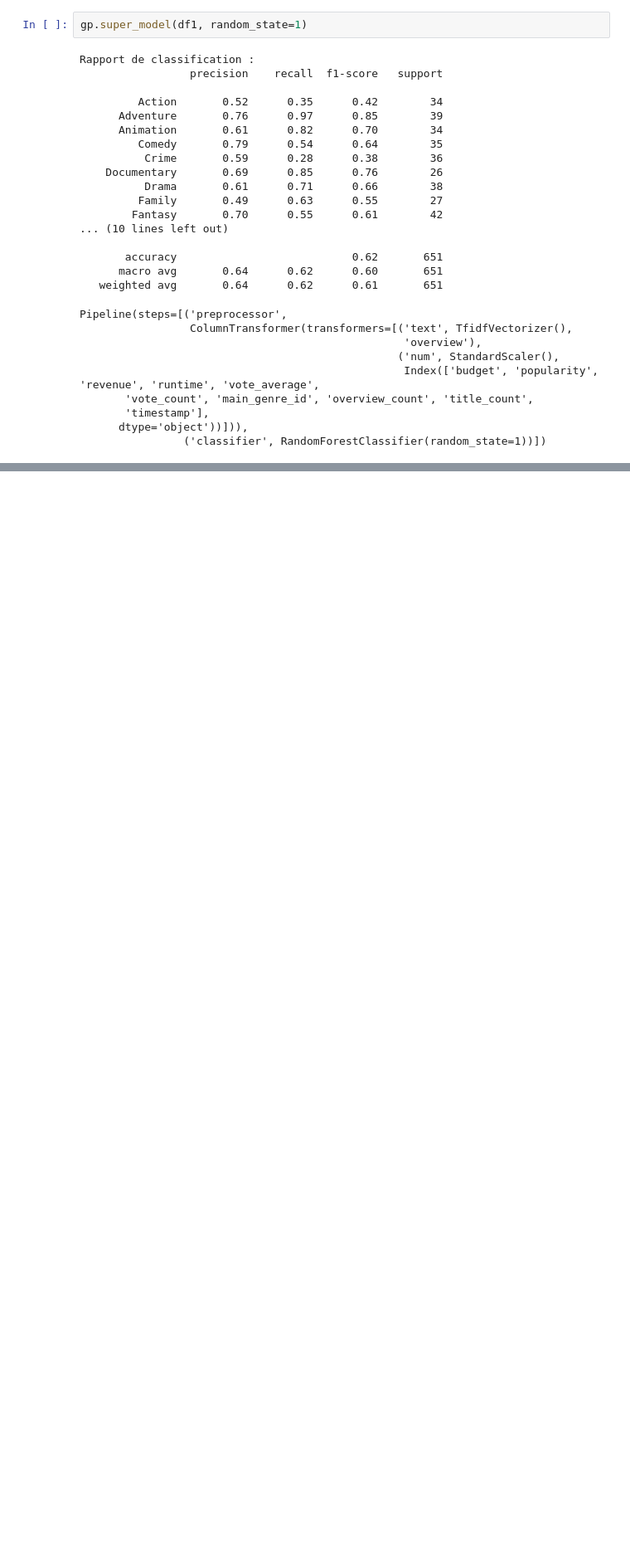
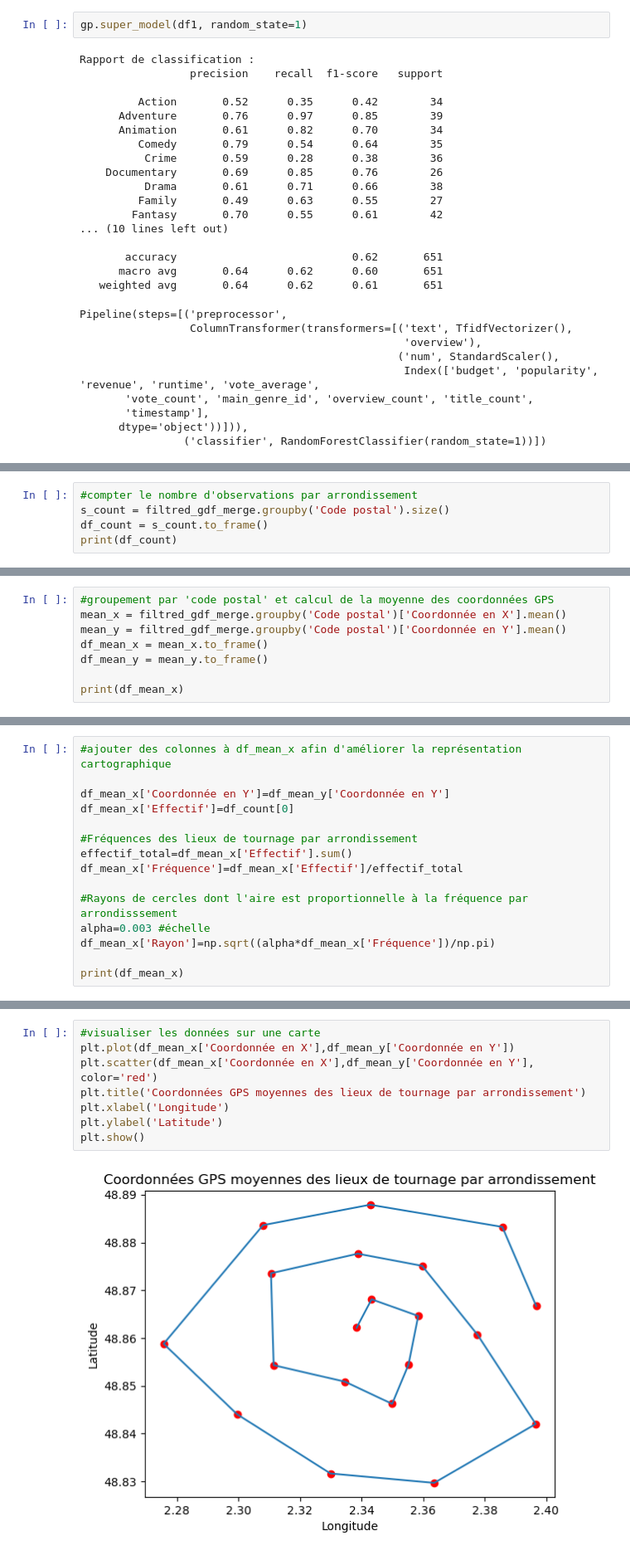
Before and after one commit to gillesfevry/MiseEnProd, a Jupyter notebook: Notebook Main.ipynb, the cells around one changed output, grey strips where cells are left out. Shown at 83% size. Saved outputs shown, nothing was run; the diff lists cells and outputs as text; blank space fills up the shorter version.

```diff
--- a/Notebook Main.ipynb
+++ b/Notebook Main.ipynb
@@ -624,0 +778,5 @@ Pipeline(steps=[('preprocessor',
+# %%
+#compter le nombre d'observations par arrondissement
+s_count = filtred_gdf_merge.groupby('Code postal').size()
+df_count = s_count.to_frame()
+print(df_count)
@@ -624,0 +801,8 @@ Pipeline(steps=[('preprocessor',
+# %%
+#groupement par 'code postal' et calcul de la moyenne des coordonnées GPS
+mean_x = filtred_gdf_merge.groupby('Code postal')['Coordonnée en X'].mean()
+mean_y = filtred_gdf_merge.groupby('Code postal')['Coordonnée en Y'].mean()
+df_mean_x = mean_x.to_frame()
+df_mean_y = mean_y.to_frame()
+
+print(df_mean_x)
@@ -624,0 +827,15 @@ Pipeline(steps=[('preprocessor',
+# %%
+#ajouter des colonnes à df_mean_x afin d'améliorer la représentation cartographique
+
+df_mean_x['Coordonnée en Y']=df_mean_y['Coordonnée en Y']
+df_mean_x['Effectif']=df_count[0]
+
+#Fréquences des lieux de tournage par arrondissement
+effectif_total=df_mean_x['Effectif'].sum()
+df_mean_x['Fréquence']=df_mean_x['Effectif']/effectif_total
+
+#Rayons de cercles dont l'aire est proportionnelle à la fréquence par arrondisssement
+alpha=0.003 #échelle
+df_mean_x['Rayon']=np.sqrt((alpha*df_mean_x['Fréquence'])/np.pi)
+
+print(df_mean_x)
@@ -624,0 +860,10 @@ Pipeline(steps=[('preprocessor',
+# %%
+#visualiser les données sur une carte
+plt.plot(df_mean_x['Coordonnée en X'],df_mean_y['Coordonnée en Y'])
+plt.scatter(df_mean_x['Coordonnée en X'],df_mean_y['Coordonnée en Y'], color='red')
+plt.title('Coordonnées GPS moyennes des lieux de tournage par arrondissement')
+plt.xlabel('Longitude')
+plt.ylabel('Latitude')
+plt.show()
+# %% [output]
+[figure, added]
```
Also changed, not shown: parts of 40 cells of this notebook, 6 other files.
